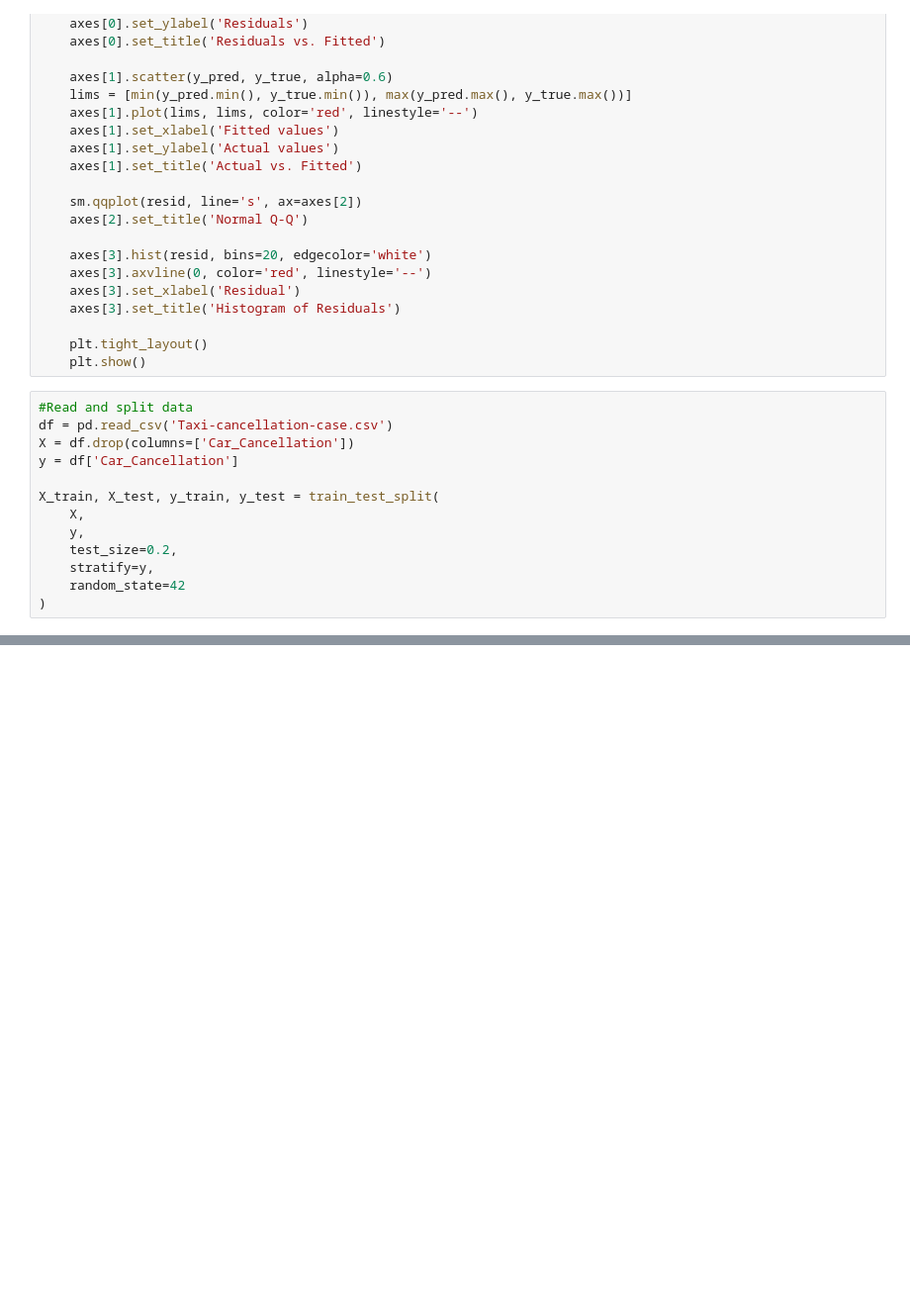
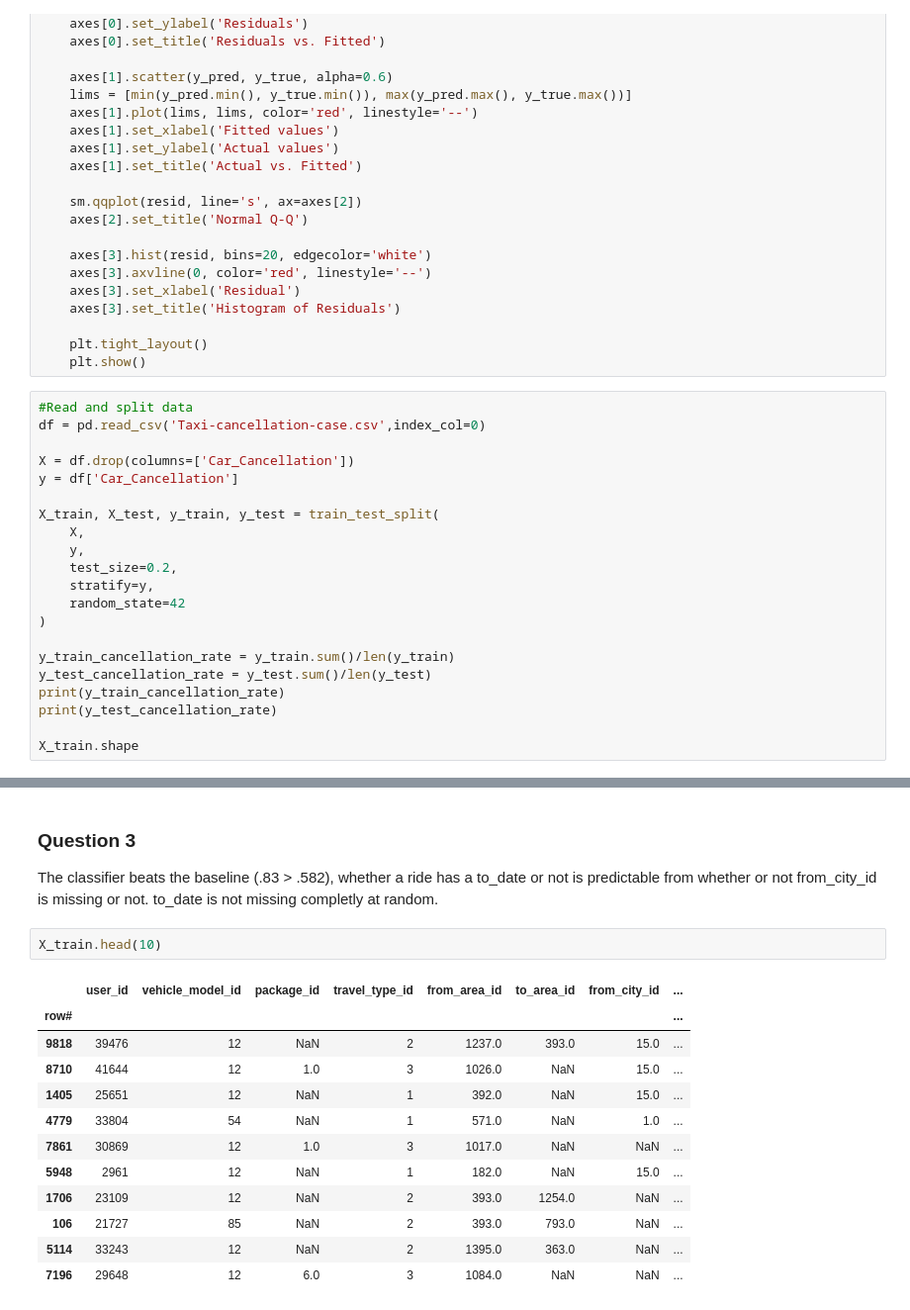
Before and after one commit to mjp370/OPAN-6602_Project_2, a Jupyter notebook: Project_2_MP_Analysis.ipynb, the cells around one changed output, grey strips where cells are left out. Shown at 99% size. Saved outputs shown, nothing was run; the diff lists cells and outputs as text; blank space fills up the shorter version.

```diff
--- a/Project_2_MP_Analysis.ipynb
+++ b/Project_2_MP_Analysis.ipynb
@@ -44,7 +46,8 @@ def diagnostic_plots(y_true, y_pred):
     plt.show()
 # %%
 #Read and split data
-df = pd.read_csv('Taxi-cancellation-case.csv')
+df = pd.read_csv('Taxi-cancellation-case.csv',index_col=0)
+
 X = df.drop(columns=['Car_Cancellation'])
 y = df['Car_Cancellation']
 
@@ -55,3 +58,10 @@ X_train, X_test, y_train, y_test = train_test_split(
     stratify=y,
     random_state=42
 )
+
+y_train_cancellation_rate = y_train.sum()/len(y_train)
+y_test_cancellation_rate = y_test.sum()/len(y_test)
+print(y_train_cancellation_rate)
+print(y_test_cancellation_rate)
+
+X_train.shape
@@ -70,0 +213,20 @@ X_train.describe()
+# %% [markdown]
+### Question 3
+The classifier beats the baseline (.83 > .582), whether a ride has a to_date or not
+is predictable from whether or not from_city_id is missing or not.
+to_date is not missing completly at random.
+# %%
+X_train.head(10)
+# %% [output]
+|  | user_id | vehicle_model_id | package_id | travel_type_id | from_area_id | to_area_id | from_city_id | ... |
+| row# |  |  |  |  |  |  |  | ... |
+| 9818 | 39476 | 12 | NaN | 2 | 1237.0 | 393.0 | 15.0 | ... |
+| 8710 | 41644 | 12 | 1.0 | 3 | 1026.0 | NaN | 15.0 | ... |
+| 1405 | 25651 | 12 | NaN | 1 | 392.0 | NaN | 15.0 | ... |
+| 4779 | 33804 | 54 | NaN | 1 | 571.0 | NaN | 1.0 | ... |
+| 7861 | 30869 | 12 | 1.0 | 3 | 1017.0 | NaN | NaN | ... |
+| 5948 | 2961 | 12 | NaN | 1 | 182.0 | NaN | 15.0 | ... |
+| 1706 | 23109 | 12 | NaN | 2 | 393.0 | 1254.0 | NaN | ... |
+| 106 | 21727 | 85 | NaN | 2 | 393.0 | 793.0 | NaN | ... |
+| 5114 | 33243 | 12 | NaN | 2 | 1395.0 | 363.0 | NaN | ... |
+| 7196 | 29648 | 12 | 6.0 | 3 | 1084.0 | NaN | NaN | ... |
```
Also changed, not shown: parts of 22 cells of this notebook.
